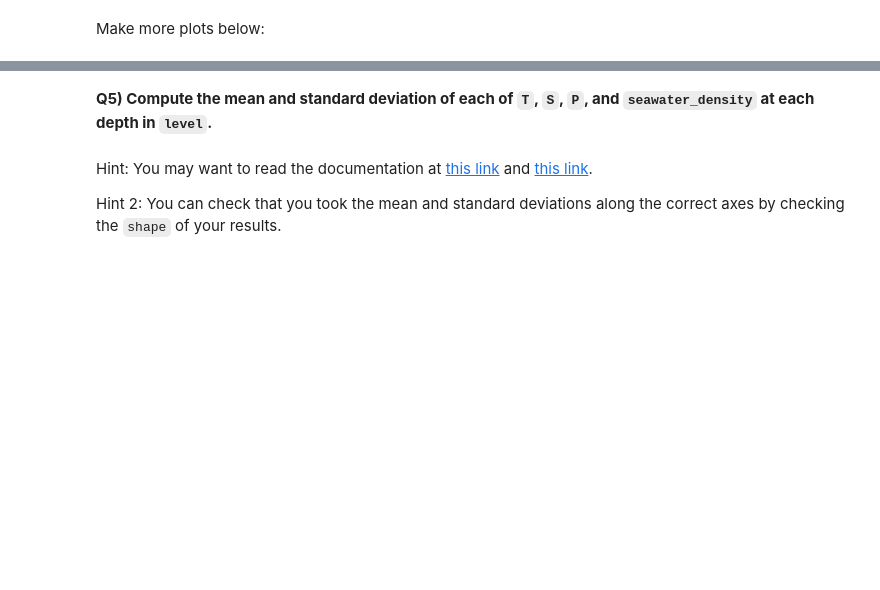
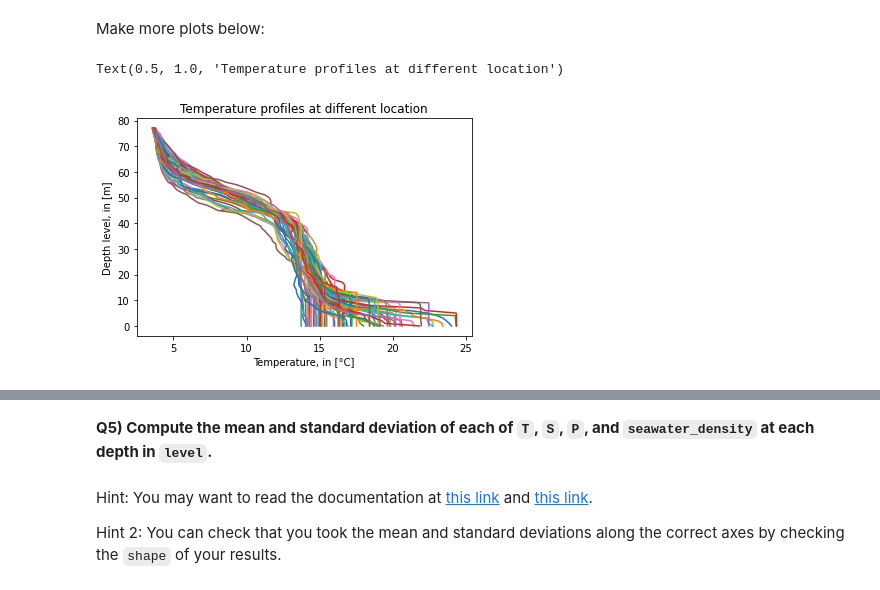
Before and after one commit to fredlardet/2022_Intro_Python, a Jupyter notebook: Exercises/W2_S1.ipynb, the cells around one changed output, grey strips where cells are left out. Cells and saved outputs as stored; diff of their text form; code cells hidden in the pictures; blank space fills up the shorter version.

```diff
--- a/Exercises/W2_S1.ipynb
+++ b/Exercises/W2_S1.ipynb
@@ -202,2 +232,10 @@ plt.title(___)
 # %% [markdown]
 Make more plots below:
+# %%
+plt.plot(T,level);
+plt.xlabel('Temperature, in [°C]')
+plt.ylabel('Depth level, in [m]')
+plt.title('Temperature profiles at different location')
+# %% [output]
+Text(0.5, 1.0, 'Temperature profiles at different location')
+[figure, added]
```
Also changed, not shown: parts of 24 cells of this notebook.
